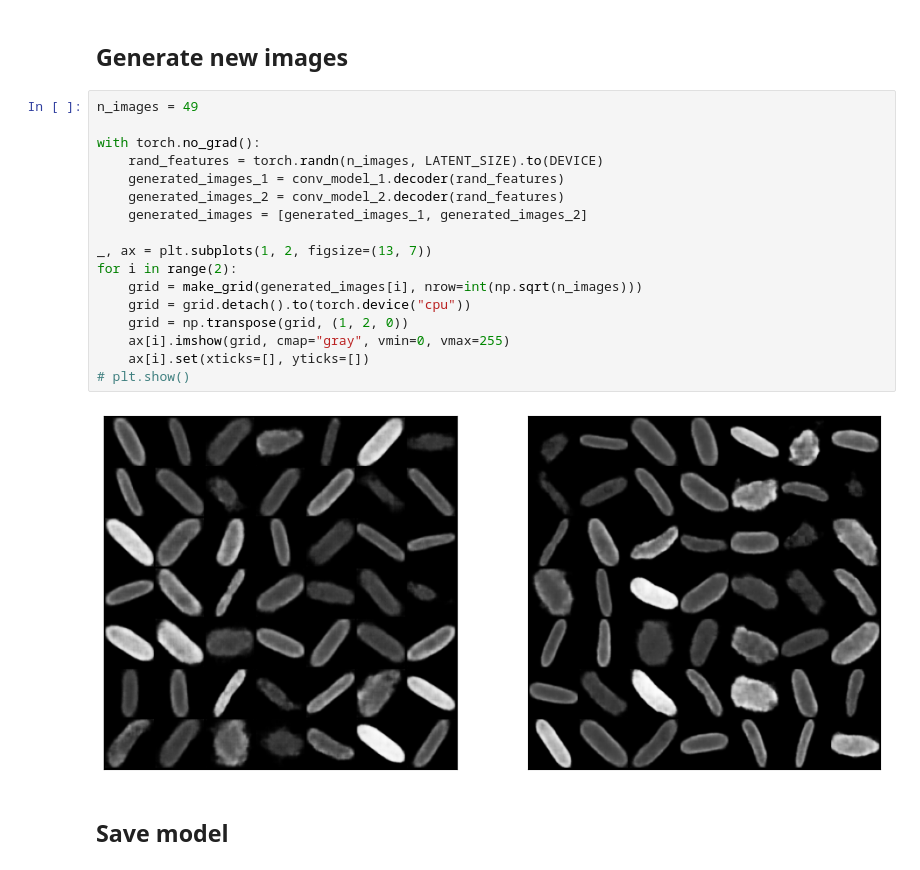
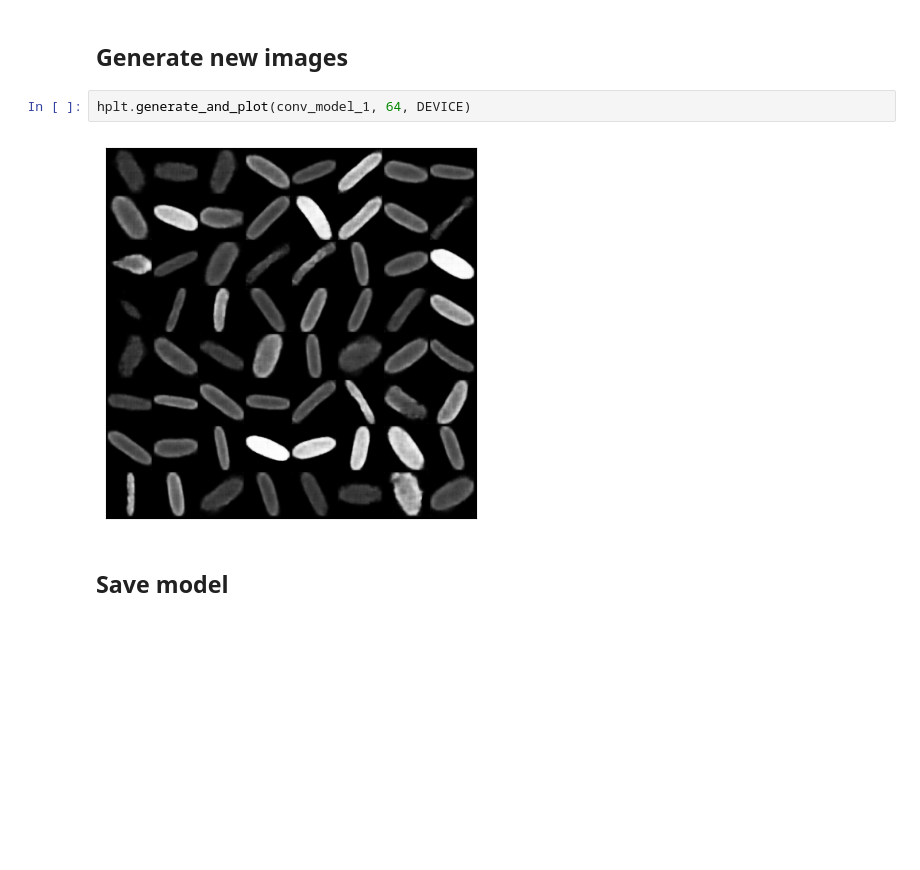
Before and after one commit to anghol/vae-cells, a Jupyter notebook: notebooks/vae_for_cells.ipynb, the cells around one changed output. Cells and saved outputs as stored; diff of their text form; blank space fills up the shorter version.

```diff
--- a/notebooks/vae_for_cells.ipynb
+++ b/notebooks/vae_for_cells.ipynb
@@ -262,24 +199,9 @@ for i in range(n_images):
 # %% [markdown]
 ## Generate new images
-# %%
-n_images = 49
-
-with torch.no_grad():
-    rand_features = torch.randn(n_images, LATENT_SIZE).to(DEVICE)
-    generated_images_1 = conv_model_1.decoder(rand_features)
-    generated_images_2 = conv_model_2.decoder(rand_features)
-    generated_images = [generated_images_1, generated_images_2]
-
-_, ax = plt.subplots(1, 2, figsize=(13, 7))
-for i in range(2):
-    grid = make_grid(generated_images[i], nrow=int(np.sqrt(n_images)))
-    grid = grid.detach().to(torch.device("cpu"))
-    grid = np.transpose(grid, (1, 2, 0))
-    ax[i].imshow(grid, cmap="gray", vmin=0, vmax=255)
-    ax[i].set(xticks=[], yticks=[])
-# plt.show()
-# %% [output]
-[figure, removed]
+# %%
+hplt.generate_and_plot(conv_model_1, 64, DEVICE)
+# %% [output]
+[figure, added]
 # %% [markdown]
 ## Save model
 # %%
```
Also changed, not shown: parts of 10 cells of this notebook, 2 other files.
